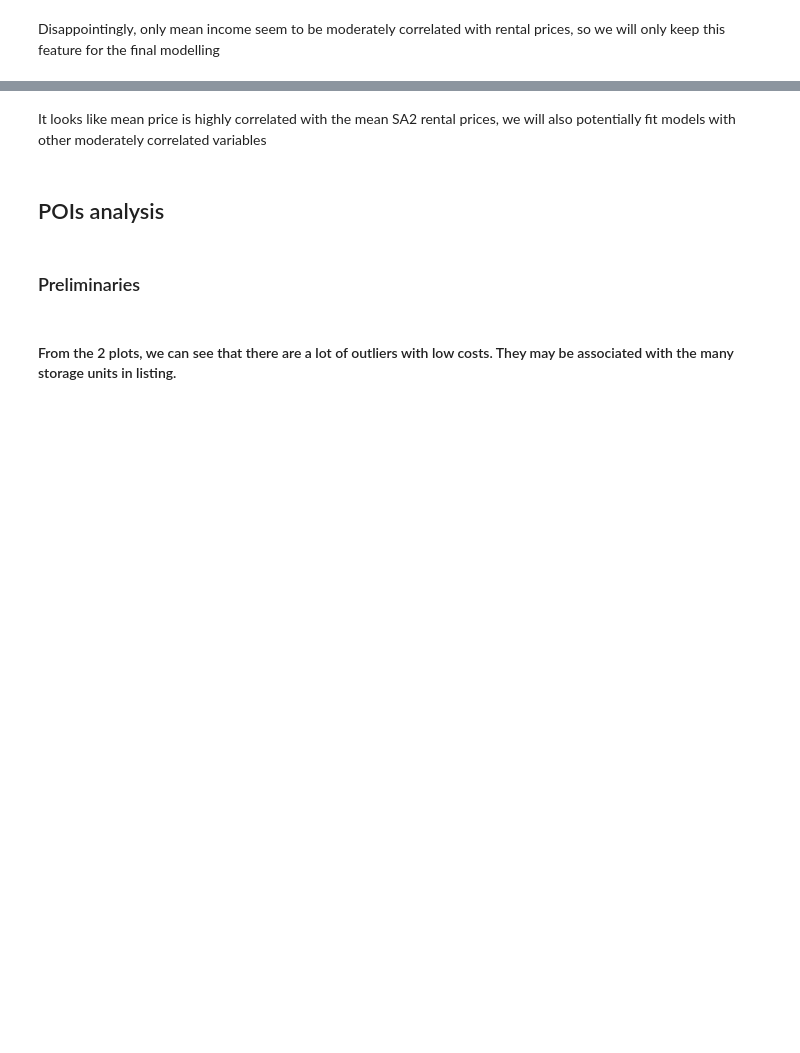
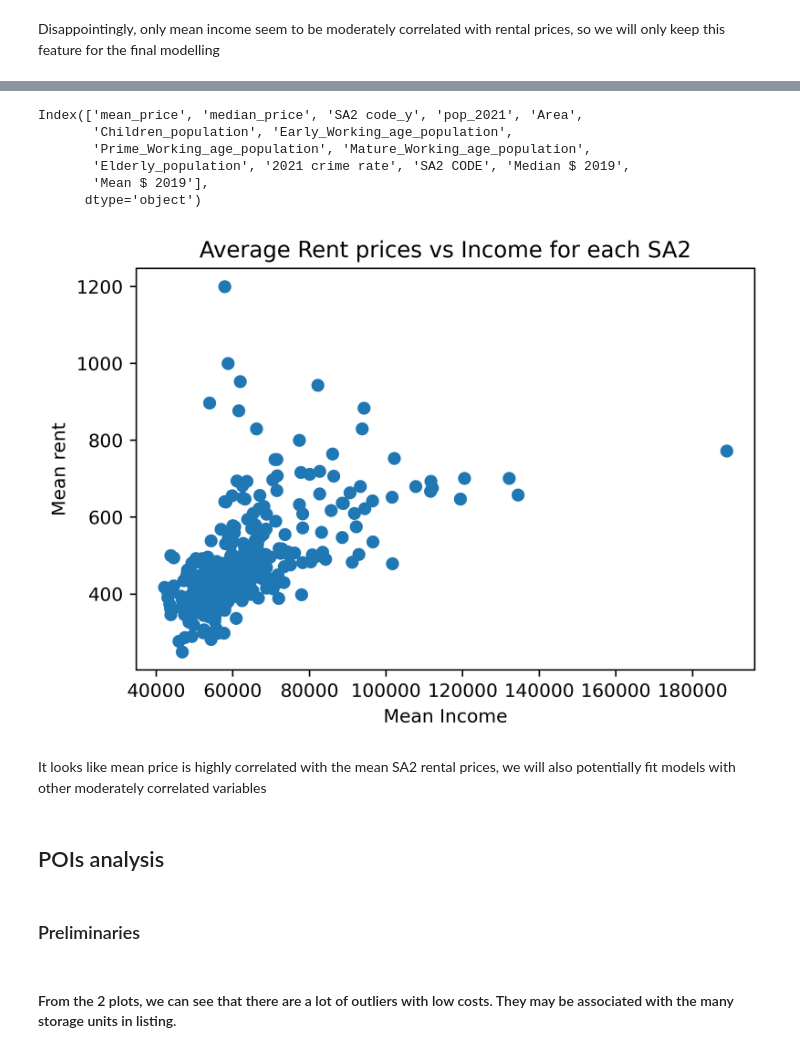
Before and after one commit to MAST30034-Applied-Data-Science/generic-real-estate-consulting-project-18, a Jupyter notebook: notebooks/Summary_notebook.ipynb, the cells around one changed output, grey strips where cells are left out. Saved outputs shown, nothing was run; the diff lists cells and outputs as text; code cells hidden in the pictures; blank space fills up the shorter version.

```diff
--- a/notebooks/Summary_notebook.ipynb
+++ b/notebooks/Summary_notebook.ipynb
@@ -166,3 +199,20 @@ corr_3 = SA2_data.corr()
+# %%
+SA2_data.columns
+# %% [output]
+Index(['mean_price', 'median_price', 'SA2 code_y', 'pop_2021', 'Area',
+       'Children_population', 'Early_Working_age_population',
+       'Prime_Working_age_population', 'Mature_Working_age_population',
+       'Elderly_population', '2021 crime rate', 'SA2 CODE', 'Median $ 2019',
+       'Mean $ 2019'],
+      dtype='object')
+# %%
+plt.scatter(SA2_data['Mean $ 2019'],SA2_data['mean_price'])
+plt.title('Average Rent prices vs Income for each SA2')
+plt.xlabel('Mean Income')
+plt.ylabel('Mean rent')
+plt.savefig(main_directory+'plots/income vs rent.png')
+# %% [output]
+[figure, added]
 # %% [markdown]
 It looks like mean price is highly correlated with the mean SA2 rental prices, we will also potentially fit models with other moderately correlated variables
 # %% [markdown]
```
Also changed, not shown: parts of 12 cells of this notebook, 5 other files.
